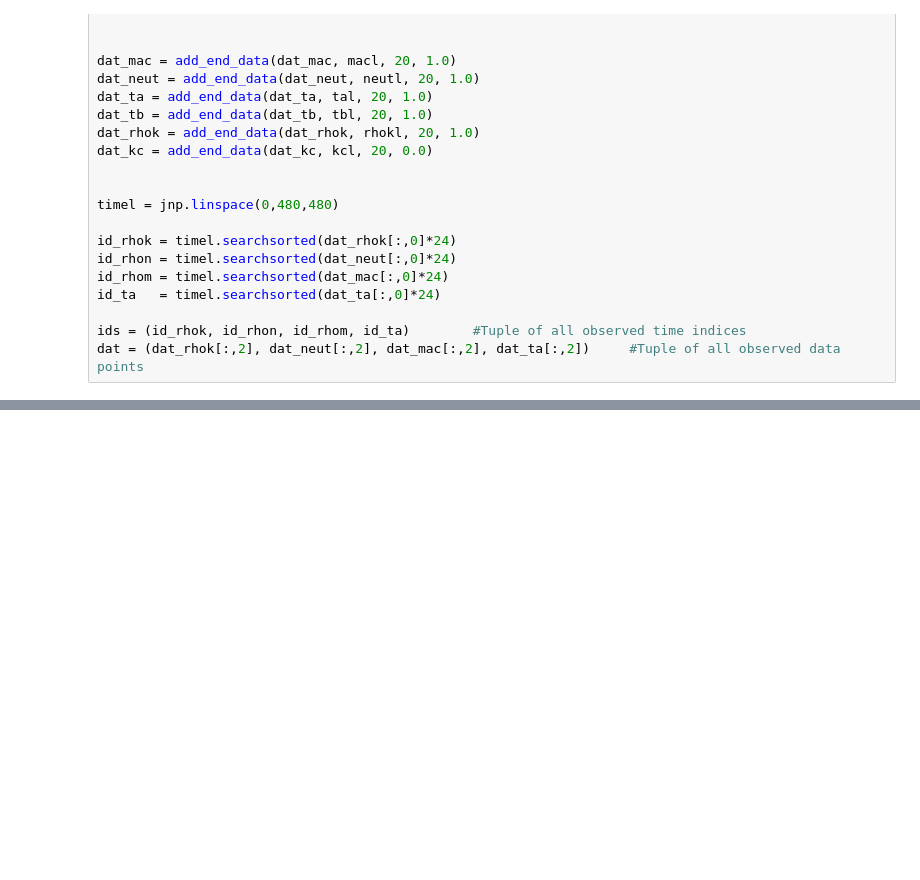
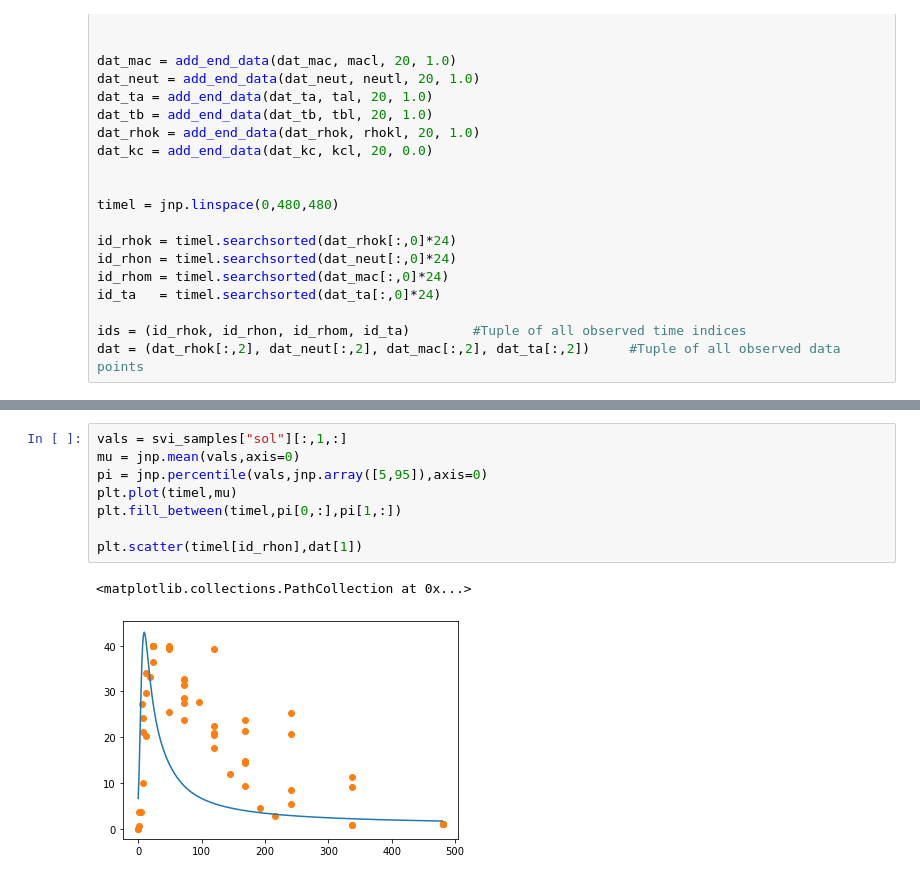
Before and after one commit to vivekdsree/PUNumpyro, a Jupyter notebook: scripts/BayesianModel.ipynb, the cells around one changed output, grey strips where cells are left out. Drawn from its saved outputs; the diff is of its cells as text; blank space fills up the shorter version.

```diff
--- a/scripts/BayesianModel.ipynb
+++ b/scripts/BayesianModel.ipynb
@@ -171,0 +245,11 @@ plt.scatter(timel[id_rhon],dat[1])
+# %%
+vals = svi_samples["sol"][:,1,:]
+mu = jnp.mean(vals,axis=0)
+pi = jnp.percentile(vals,jnp.array([5,95]),axis=0)
+plt.plot(timel,mu)
+plt.fill_between(timel,pi[0,:],pi[1,:])
+
+plt.scatter(timel[id_rhon],dat[1])
+# %% [output]
+<matplotlib.collections.PathCollection at 0x...>
+[figure, added]
```
Also changed, not shown: parts of 14 cells of this notebook, 4 other files.
